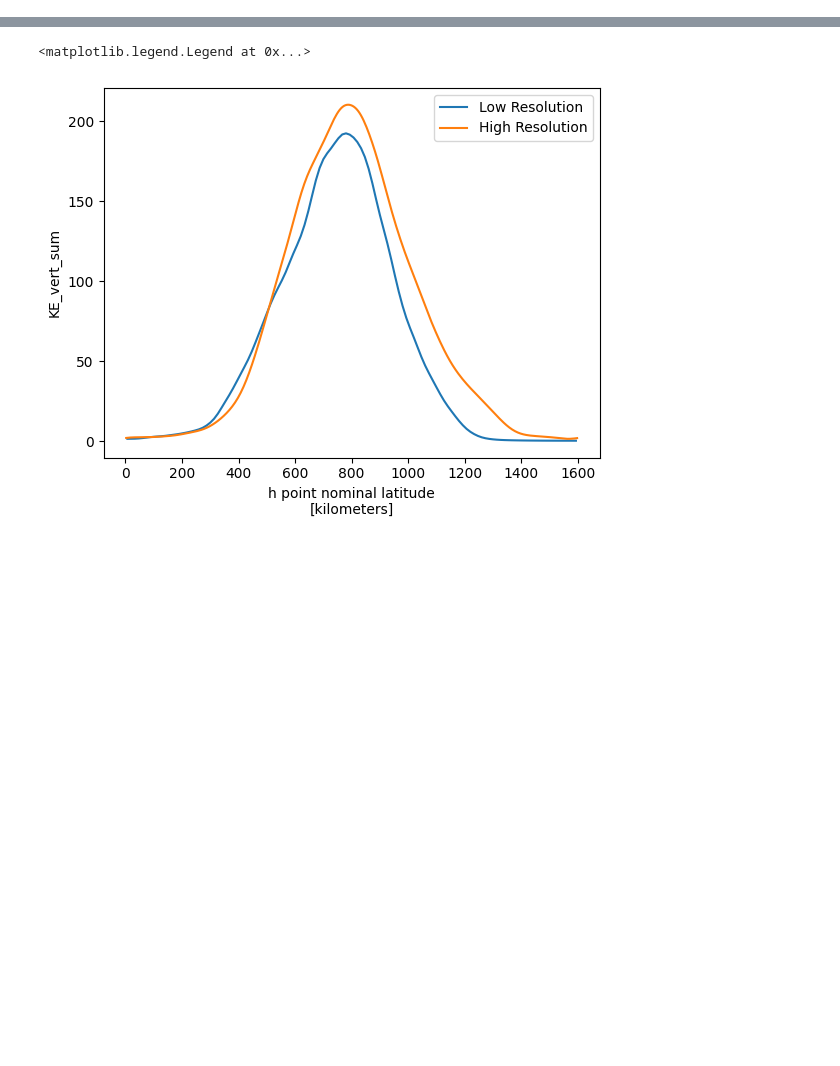
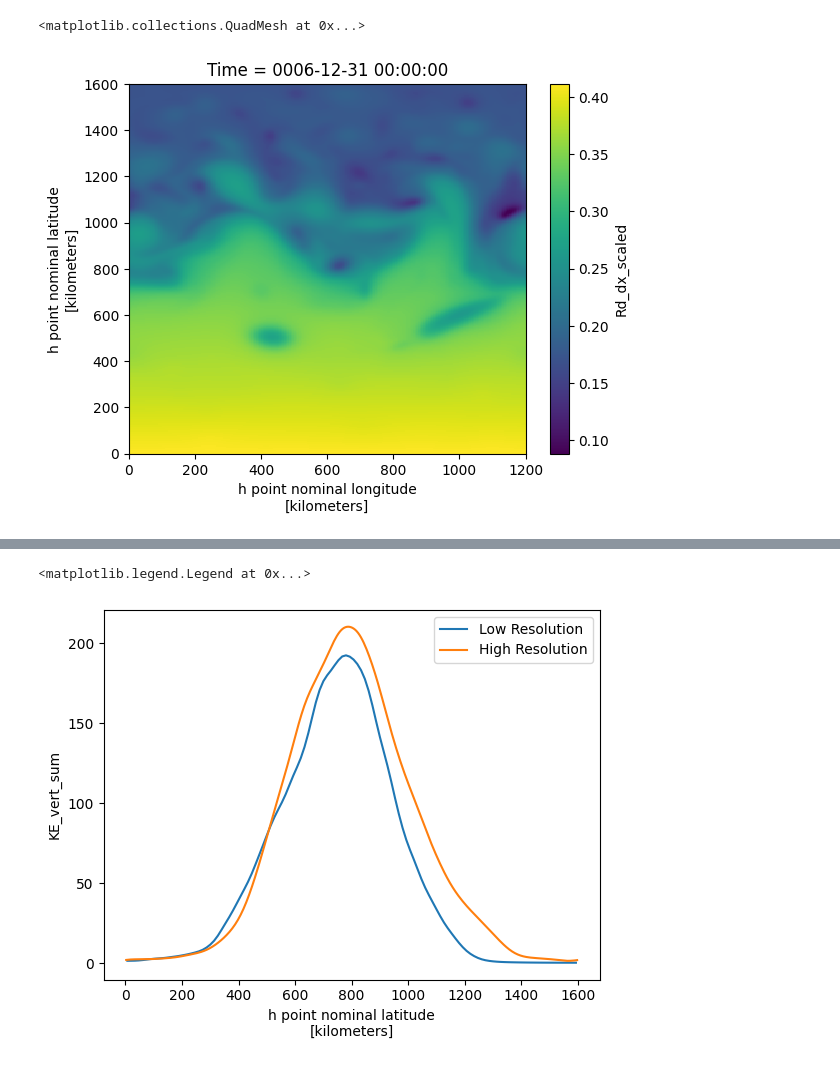
Before and after one commit to ashao/metadata-driven-workflow-cug-2025, a Jupyter notebook: scripts/data-processing/raw_to_training_data.ipynb, the cells around one changed output, grey strips where cells are left out. Saved outputs shown, nothing was run; the diff lists cells and outputs as text; code cells hidden in the pictures; blank space fills up the shorter version.

```diff
--- a/scripts/data-processing/raw_to_training_data.ipynb
+++ b/scripts/data-processing/raw_to_training_data.ipynb
@@ -81,2 +80,8 @@ train_ds["Rd_dx_scaled"] = raw_ds["Rd_dx"]*grid_length/FILTER_SCALE
+# %%
+train_ds["Rd_dx_scaled"] = raw_ds["Rd_dx"]*grid_length/FILTER_SCALE
+train_ds["Rd_dx_scaled"].isel(Time=-1).plot()
+# %% [output]
+<matplotlib.collections.QuadMesh at 0x...>
+[figure, added]
 # %%
 # Finally, calculate EKE itself (the predictor)
```
Also changed, not shown: parts of 13 cells of this notebook, 11 other files.
